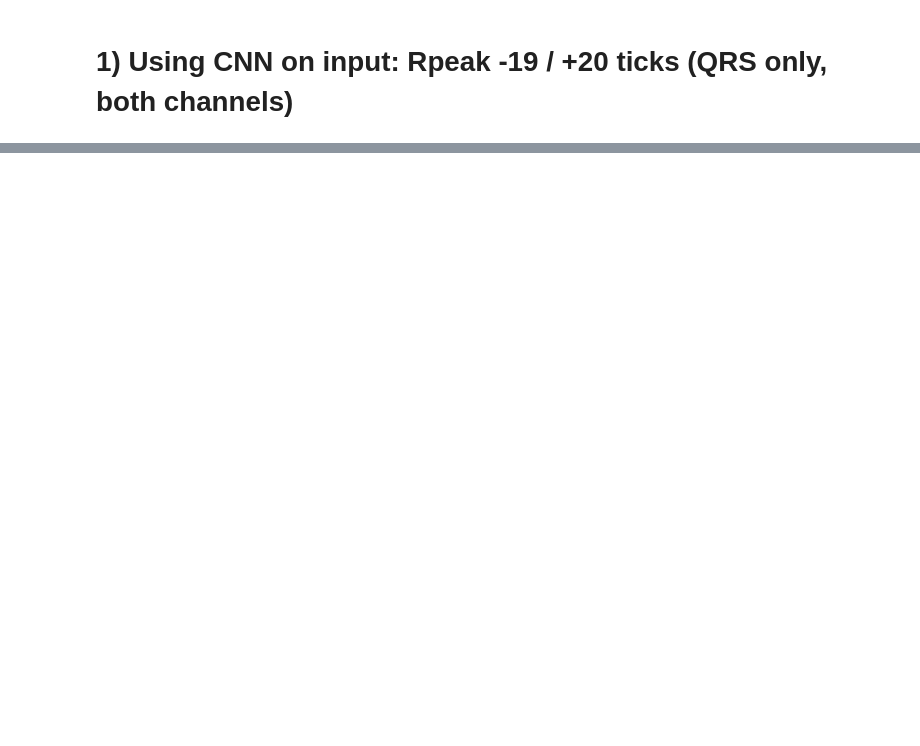
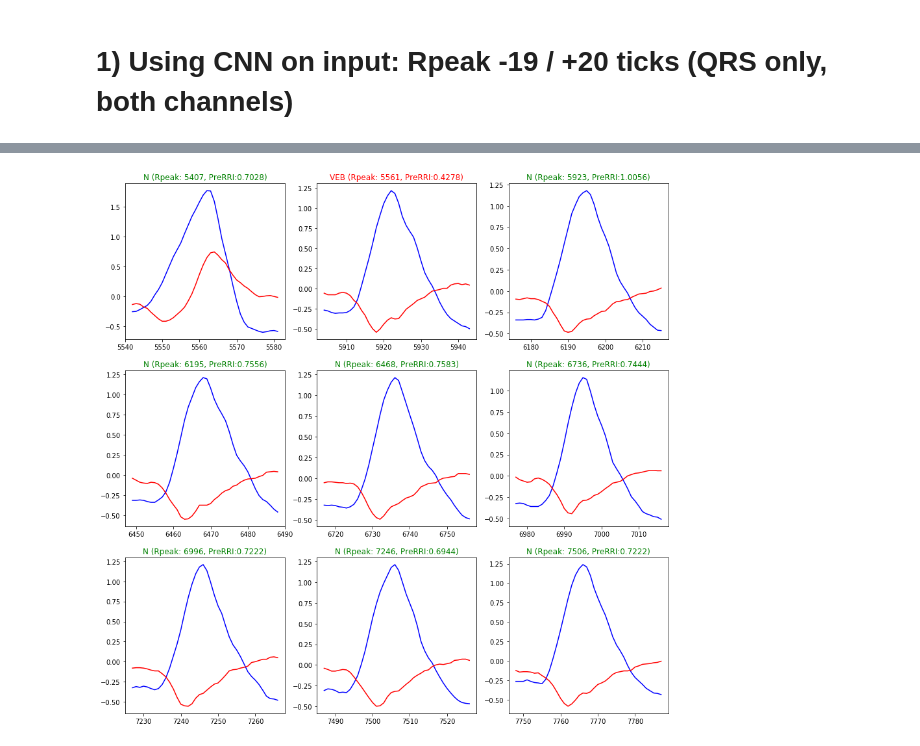
Before and after one commit to lhadhazy/neural_ffn_ecg_tensorflow, a Jupyter notebook: cnn.ipynb, the cells around one changed output, grey strips where cells are left out. Cells and saved outputs as stored; diff of their text form; code cells hidden in the pictures; blank space fills up the shorter version.

```diff
--- a/cnn.ipynb
+++ b/cnn.ipynb
@@ -24,0 +54,20 @@ array(['N', 'VEB'], dtype=object)
+# %%
+fig, axes = plt.subplots(nrows=3, ncols=3, figsize = (15,15))
+
+i = 20 # 20 115
+y = -1
+for x in range(0,9):
+    if x % 3 == 0:
+        y=y+1
+    dfseg1 = ds2_all["105"][(ds2_all["105"]['sample'] >= mixNList[x+i][0]) & (ds2_all["105"]['sample'] <= mixNList[x+i][1])]
+
+    if str(ds2_ann["105"]['Type'][x+i]) != 'N':
+        axes[y, x % 3].set_title('my title', color="red")
+    else:
+        axes[y, x % 3].set_title('my title', color="green")
+
+    axes[y, x % 3].plot(dfseg1['MLII'], color="blue")
+    axes[y, x % 3].plot(dfseg1['V5'], color="red")
+    axes[y, x % 3].set_title(str(ds2_ann["105"]['Type'][x+i]) + ' (Rpeak: ' + str(ds2_ann["105"]['sample'][x+i])  + ', PreRRI:' + str(float("{0:.4f}".format(ds2_ann["105"]['RRI'][x+i]))) +  ')' )
+# %% [output]
+[figure, added]
```
Also changed, not shown: parts of 7 cells of this notebook, 1 other file.
